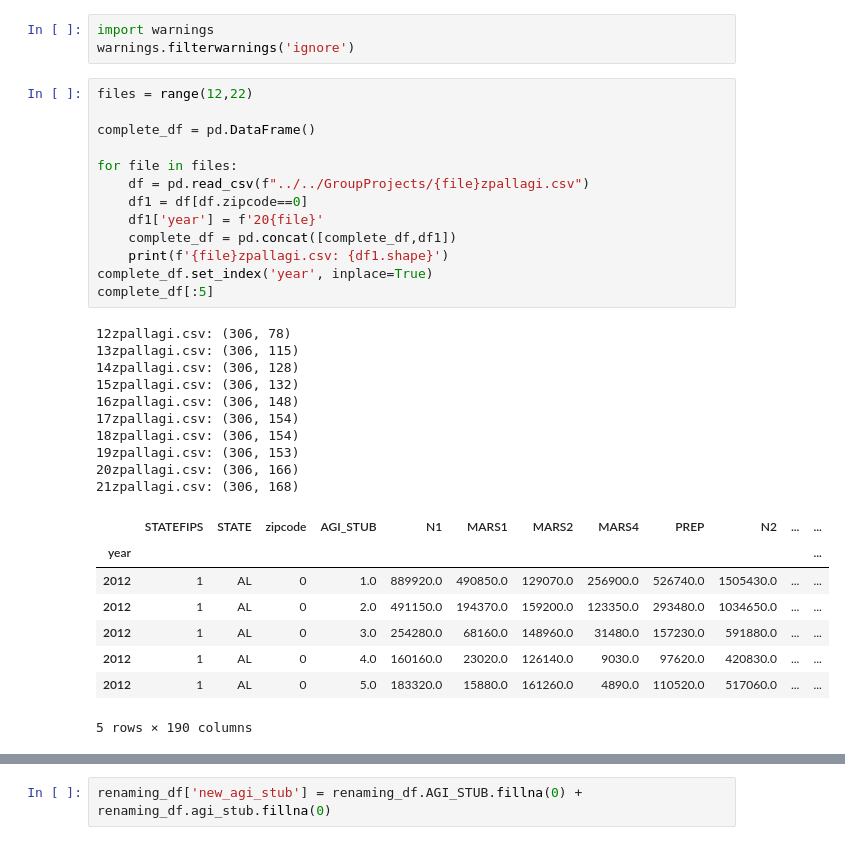
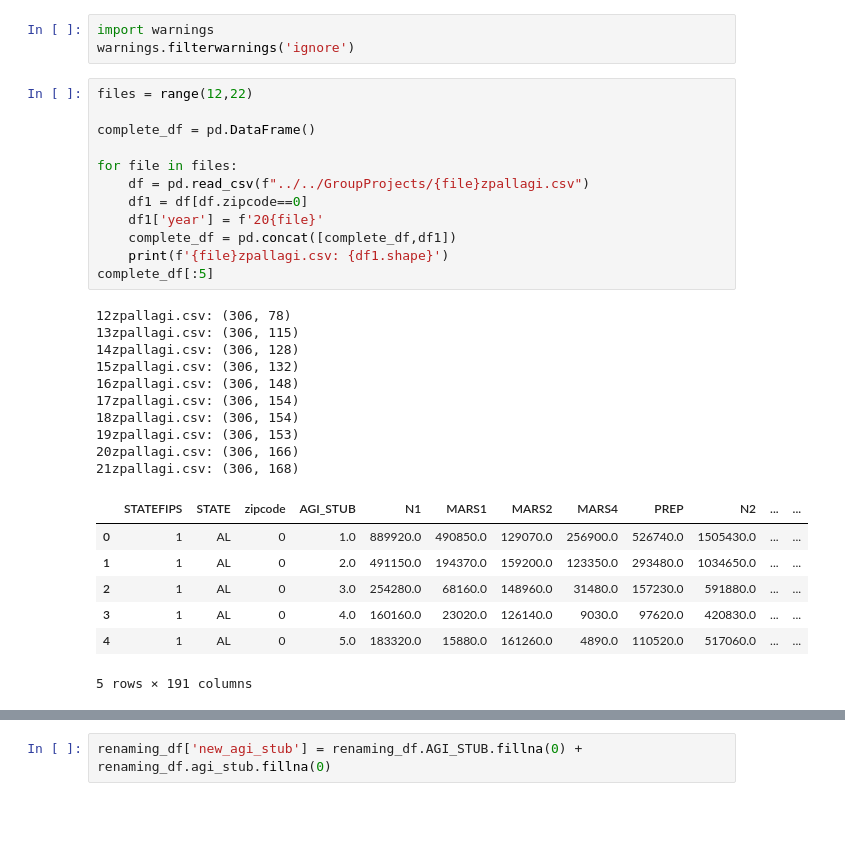
Before and after one commit to HasmigG/TaxAnalysis, a Jupyter notebook: etl_output_condensed_zpallagi_csv.ipynb, the cells around one changed output, grey strips where cells are left out. Cells and saved outputs as stored; diff of their text form; blank space fills up the shorter version.

```diff
--- a/etl_output_condensed_zpallagi_csv.ipynb
+++ b/etl_output_condensed_zpallagi_csv.ipynb
@@ -20,35 +20,33 @@ warnings.filterwarnings('ignore')
 # %%
 files = range(12,22)
 
 complete_df = pd.DataFrame()
 
 for file in files:
     df = pd.read_csv(f"../../GroupProjects/{file}zpallagi.csv")
     df1 = df[df.zipcode==0]
     df1['year'] = f'20{file}'
     complete_df = pd.concat([complete_df,df1])
     print(f'{file}zpallagi.csv: {df1.shape}')
-complete_df.set_index('year', inplace=True)
 complete_df[:5]
 # %% [output]
 12zpallagi.csv: (306, 78)
 13zpallagi.csv: (306, 115)
 14zpallagi.csv: (306, 128)
 15zpallagi.csv: (306, 132)
 16zpallagi.csv: (306, 148)
 17zpallagi.csv: (306, 154)
 18zpallagi.csv: (306, 154)
 19zpallagi.csv: (306, 153)
 20zpallagi.csv: (306, 166)
 21zpallagi.csv: (306, 168)
 |  | STATEFIPS | STATE | zipcode | AGI_STUB | N1 | MARS1 | MARS2 | MARS4 | PREP | N2 | ... | ... |
-| year |  |  |  |  |  |  |  |  |  |  |  | ... |
-| 2012 | 1 | AL | 0 | 1.0 | 889920.0 | 490850.0 | 129070.0 | 256900.0 | 526740.0 | 1505430.0 | ... | ... |
-| 2012 | 1 | AL | 0 | 2.0 | 491150.0 | 194370.0 | 159200.0 | 123350.0 | 293480.0 | 1034650.0 | ... | ... |
-| 2012 | 1 | AL | 0 | 3.0 | 254280.0 | 68160.0 | 148960.0 | 31480.0 | 157230.0 | 591880.0 | ... | ... |
-| 2012 | 1 | AL | 0 | 4.0 | 160160.0 | 23020.0 | 126140.0 | 9030.0 | 97620.0 | 420830.0 | ... | ... |
-| 2012 | 1 | AL | 0 | 5.0 | 183320.0 | 15880.0 | 161260.0 | 4890.0 | 110520.0 | 517060.0 | ... | ... |
+| 0 | 1 | AL | 0 | 1.0 | 889920.0 | 490850.0 | 129070.0 | 256900.0 | 526740.0 | 1505430.0 | ... | ... |
+| 1 | 1 | AL | 0 | 2.0 | 491150.0 | 194370.0 | 159200.0 | 123350.0 | 293480.0 | 1034650.0 | ... | ... |
+| 2 | 1 | AL | 0 | 3.0 | 254280.0 | 68160.0 | 148960.0 | 31480.0 | 157230.0 | 591880.0 | ... | ... |
+| 3 | 1 | AL | 0 | 4.0 | 160160.0 | 23020.0 | 126140.0 | 9030.0 | 97620.0 | 420830.0 | ... | ... |
+| 4 | 1 | AL | 0 | 5.0 | 183320.0 | 15880.0 | 161260.0 | 4890.0 | 110520.0 | 517060.0 | ... | ... |
-5 rows × 190 columns
+5 rows × 191 columns
 # %%
 # Dictionary mapping original column names to shorter names
 column_names = {
```
Also changed, not shown: parts of 9 cells of this notebook, 3 other files.
